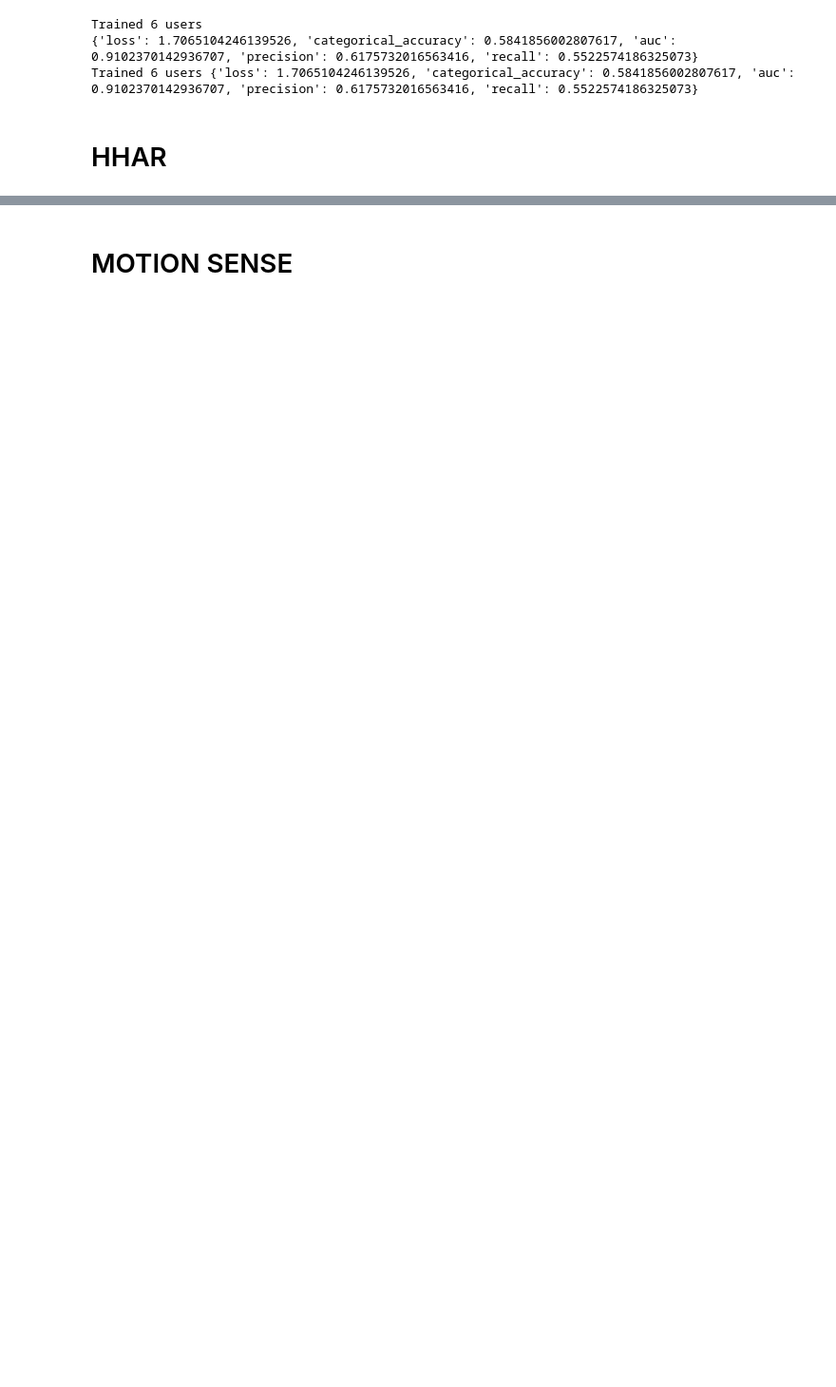
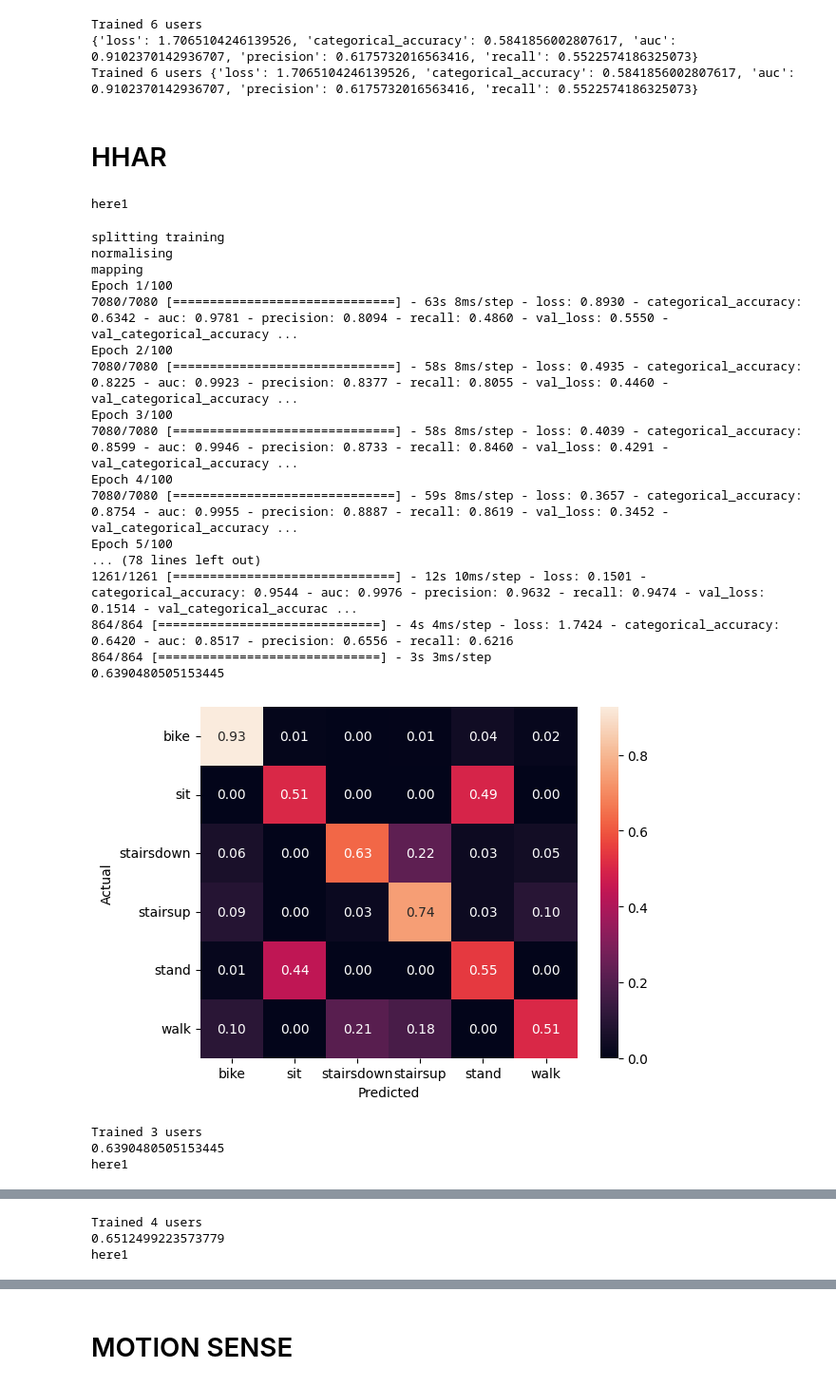
Before and after one commit to blyt1/DISS, a Jupyter notebook: Eval_n-1.ipynb, the cells around one changed output, grey strips where cells are left out. Shown at 95% size. Cells and saved outputs as stored; diff of their text form; code cells hidden in the pictures; blank space fills up the shorter version.

```diff
--- a/Eval_n-1.ipynb
+++ b/Eval_n-1.ipynb
@@ -184,59 +185,82 @@ Trained 6 users {'loss': 1.7065104246139526, 'categorical_accuracy': 0.584185600
 # %% [markdown]
 # HHAR
 # %%
-df = dataset_pre_processing.concat_datasets([wisdm_df, hhar_df, motion_sense_df, harth_df, dasa_df], 'acc')
+df = dataset_pre_processing.concat_datasets([pamap_df, wisdm_df, motion_sense_df, harth_df, dasa_df], 'acc')
 users = list(df.keys())
 labels = dataset_pre_processing.get_labels(df)
 label_map = {label: index for index, label in enumerate(labels)}
 user_dataset_preprocessed = dataset_pre_processing.pre_process_dataset_composite(
     user_datasets=df,
     label_map=label_map,
-    output_shape=31,
+    output_shape=21,
     train_users=users,
     test_users=[],
     window_size=400,
-    shift=200
+    shift=100
 )
 
 cm = self_har_models.create_CNN_LSTM_Model((400,3))
 callback = tf.keras.callbacks.EarlyStopping(patience=3, restore_best_weights=True)
 df = user_dataset_preprocessed
 composite_model = self_har_models.attach_full_har_classification_head(core_model=cm,
-                                                                        output_shape=31,
+                                                                        output_shape=21,
                                                                         optimizer=tf.keras.optimizers.legacy.Adam(learning_rate=0.0005))
 history = composite_model.fit(df[0][0], df[0][1]
                 , epochs=100, validation_data=(df[1][0], df[1][1]), callbacks=[callback])
 
 
 from Evaluation1 import downstream_testing, eval_model
-har_df = dataset_pre_processing.concat_datasets([pamap_har_df], 'acc')
+har_df = dataset_pre_processing.concat_datasets([hhar_har_df], 'acc')
 har_users = list(har_df.keys())
 
 user_train_size = int(len(har_users)*.8)
 training_users = har_users[0:(user_train_size)]
 
 user_test_size = len(har_users) - user_train_size
 testing_users = har_users[user_train_size:(user_train_size + user_test_size)]
 
 labels = dataset_pre_processing.get_labels(har_df)
 har_label_map = {label: index for index, label in enumerate(labels)}
 all_info = []
 for i in range(3, user_train_size, 1):
     har_preprocessed = dataset_pre_processing.pre_process_dataset_composite(
     user_datasets=har_df,
     label_map=har_label_map,
-    output_shape=18,
+    output_shape=6,
     train_users=har_users[0:i],
     test_users=testing_users,
     window_size=400,
-    shift=200
+    shift=100
     )
-    ds_history, har_model = downstream_testing(har_preprocessed, composite_model, 18,
+    ds_history, har_model = downstream_testing(har_preprocessed, composite_model, 6,
                                             tf.keras.optimizers.Adam(learning_rate=0.0005))
     downstream_eval = eval_model(har_preprocessed, labels, har_model)
     print("Trained " + str(i) + " users")
     print(downstream_eval)
     info = "Trained " + str(i) + " users " + str(downstream_eval)
     all_info.append(info)
-
-print(info)
+print("HHAR")
+print(all_info)
+# %% [output]
+here1
+splitting training
+normalising
+mapping
+Epoch 1/100
+7080/7080 [==============================] - 63s 8ms/step - loss: 0.8930 - categorical_accuracy: 0.6342 - auc: 0.9781 - precision: 0.8094 - recall: 0.4860 - val_loss: 0.5550 - val_categorical_accuracy ...
+Epoch 2/100
+7080/7080 [==============================] - 58s 8ms/step - loss: 0.4935 - categorical_accuracy: 0.8225 - auc: 0.9923 - precision: 0.8377 - recall: 0.8055 - val_loss: 0.4460 - val_categorical_accuracy ...
+Epoch 3/100
+7080/7080 [==============================] - 58s 8ms/step - loss: 0.4039 - categorical_accuracy: 0.8599 - auc: 0.9946 - precision: 0.8733 - recall: 0.8460 - val_loss: 0.4291 - val_categorical_accuracy ...
+Epoch 4/100
+7080/7080 [==============================] - 59s 8ms/step - loss: 0.3657 - categorical_accuracy: 0.8754 - auc: 0.9955 - precision: 0.8887 - recall: 0.8619 - val_loss: 0.3452 - val_categorical_accuracy ...
+Epoch 5/100
+... (78 lines left out)
+1261/1261 [==============================] - 12s 10ms/step - loss: 0.1501 - categorical_accuracy: 0.9544 - auc: 0.9976 - precision: 0.9632 - recall: 0.9474 - val_loss: 0.1514 - val_categorical_accurac ...
+864/864 [==============================] - 4s 4ms/step - loss: 1.7424 - categorical_accuracy: 0.6420 - auc: 0.8517 - precision: 0.6556 - recall: 0.6216
+864/864 [==============================] - 3s 3ms/step
+0.6390480505153445
+[figure, added]
+Trained 3 users
+0.6390480505153445
+here1
@@ -242,0 +285,3 @@ print(info)
+Trained 4 users
+0.6512499223573779
+here1
```
Also changed, not shown: parts of 7 cells of this notebook, 1 other file.
